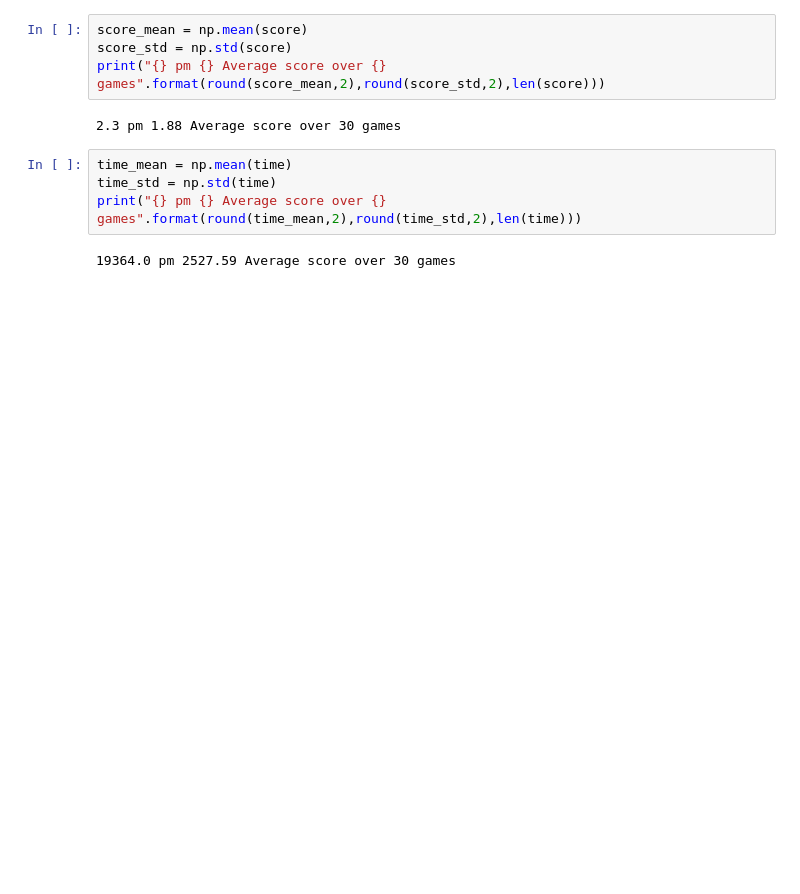
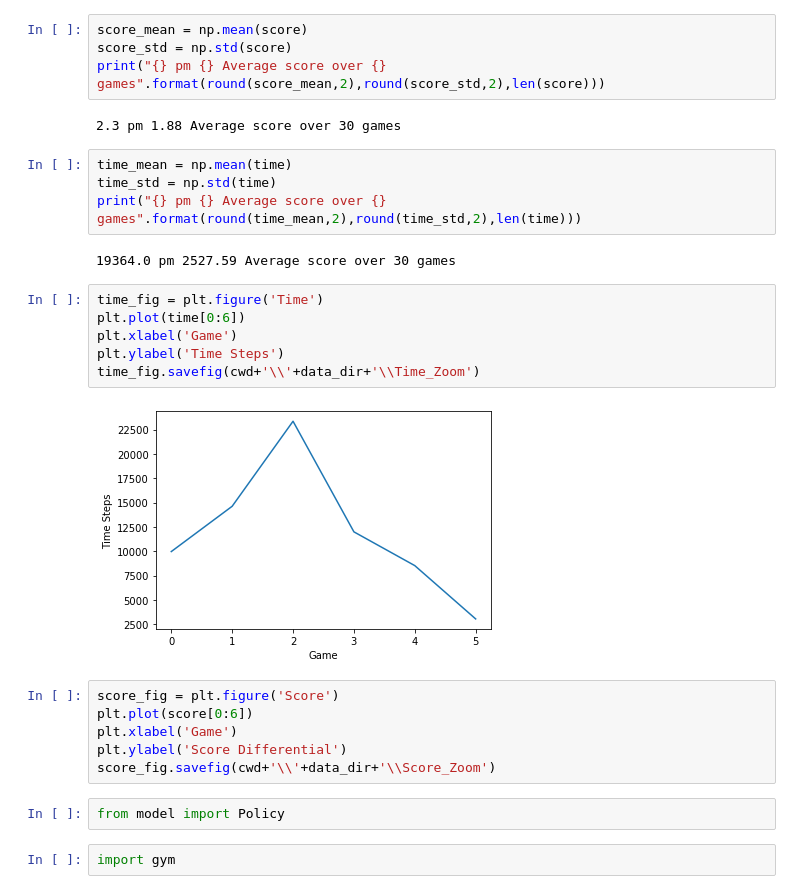
Before and after one commit to ultysim/Insight-Project, a Jupyter notebook: PPO/AdaptiveImitation/Analyze Results.ipynb, the cells around one changed output. Cells and saved outputs as stored; diff of their text form; blank space fills up the shorter version.

```diff
--- a/PPO/AdaptiveImitation/Analyze Results.ipynb
+++ b/PPO/AdaptiveImitation/Analyze Results.ipynb
@@ -43,3 +43,21 @@ time_std = np.std(time)
 print("{} pm {} Average score over {} games".format(round(time_mean,2),round(time_std,2),len(time)))
 # %% [output]
 19364.0 pm 2527.59 Average score over 30 games
+# %%
+time_fig = plt.figure('Time')
+plt.plot(time[0:6])
+plt.xlabel('Game')
+plt.ylabel('Time Steps')
+time_fig.savefig(cwd+'\\'+data_dir+'\\Time_Zoom')
+# %% [output]
+[figure, added]
+# %%
+score_fig = plt.figure('Score')
+plt.plot(score[0:6])
+plt.xlabel('Game')
+plt.ylabel('Score Differential')
+score_fig.savefig(cwd+'\\'+data_dir+'\\Score_Zoom')
+# %%
+from model import Policy
+# %%
+import gym
```
Also changed, not shown: parts of 3 cells of this notebook, 31 other files.
